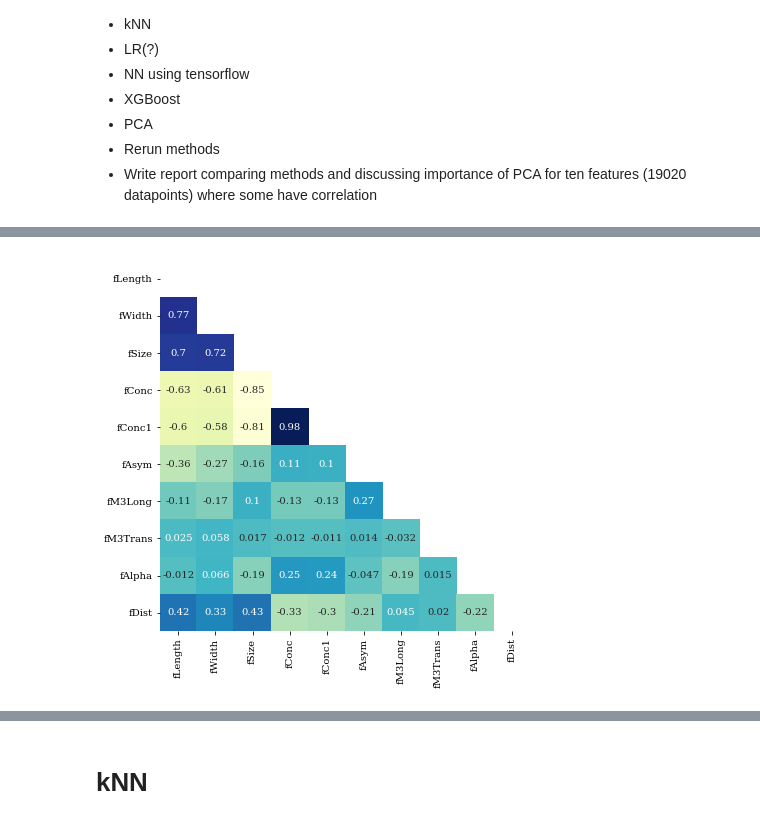
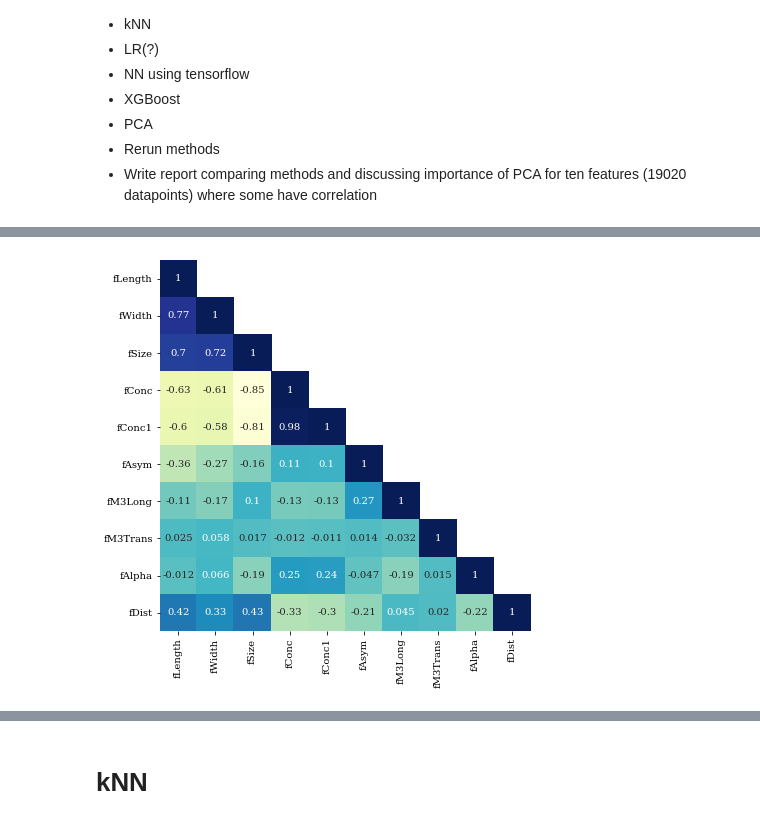
Before and after one commit to liseanh/FYS-STK4155-project3, a Jupyter notebook: src/Exploring data.ipynb, the cells around one changed output, grey strips where cells are left out. Drawn from its saved outputs; the diff is of its cells as text; code cells hidden in the pictures.

```diff
--- a/src/Exploring data.ipynb
+++ b/src/Exploring data.ipynb
@@ -95,20 +98,20 @@ del df
 # %%
 # Plotting correlation matrix
 fig, ax = plt.subplots(figsize=(6.24123, 6.24123))
 X_train_corr = X_train.corr()
-mask = np.triu(X_train_corr)
+mask = np.triu(X_train_corr, k=1)
 mask = np.ma.array(X_train_corr.to_numpy(), mask=mask)
 X_train_corr = pd.DataFrame(
     mask, columns=X_train_corr.columns, index=X_train_corr.index,
 )
 sns.heatmap(X_train_corr, cmap="YlGnBu", ax=ax, square=True, annot=True, cbar=False)
 ax.set_ylim([10, 0])
 ax.set_xlim([0, 10])
 fig.tight_layout()
 fig.savefig("../doc/figures/correlation_matrix_train.pdf", dpi=1000)
 plt.show()
 # %% [output]
-[figure, old version]
+[figure, new version]
 [interactive output not drawn]
 # %% [markdown]
 # kNN
```
Also changed, not shown: parts of 1 cell of this notebook, 1 other file.
